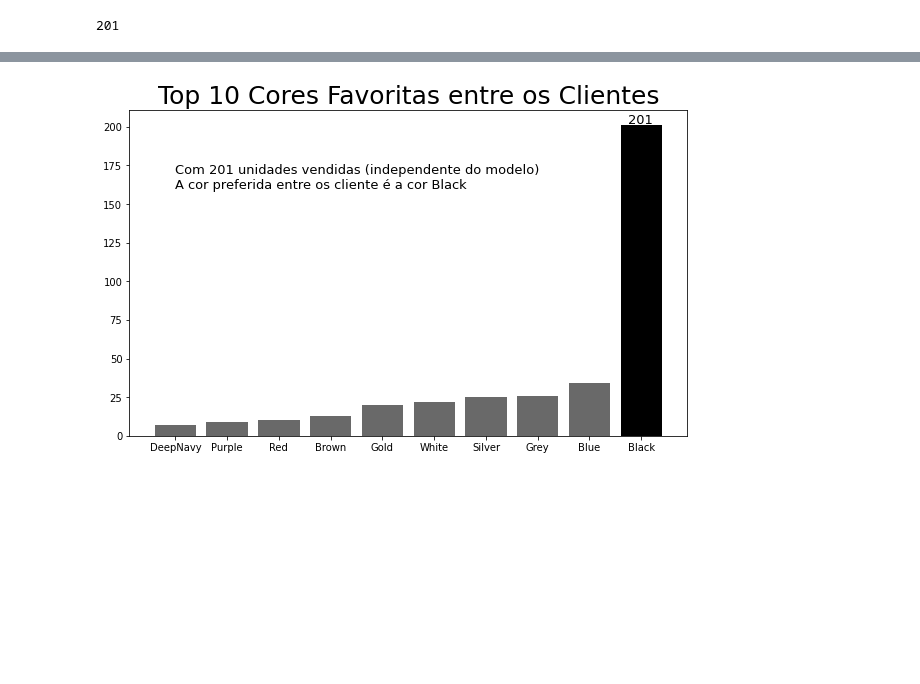
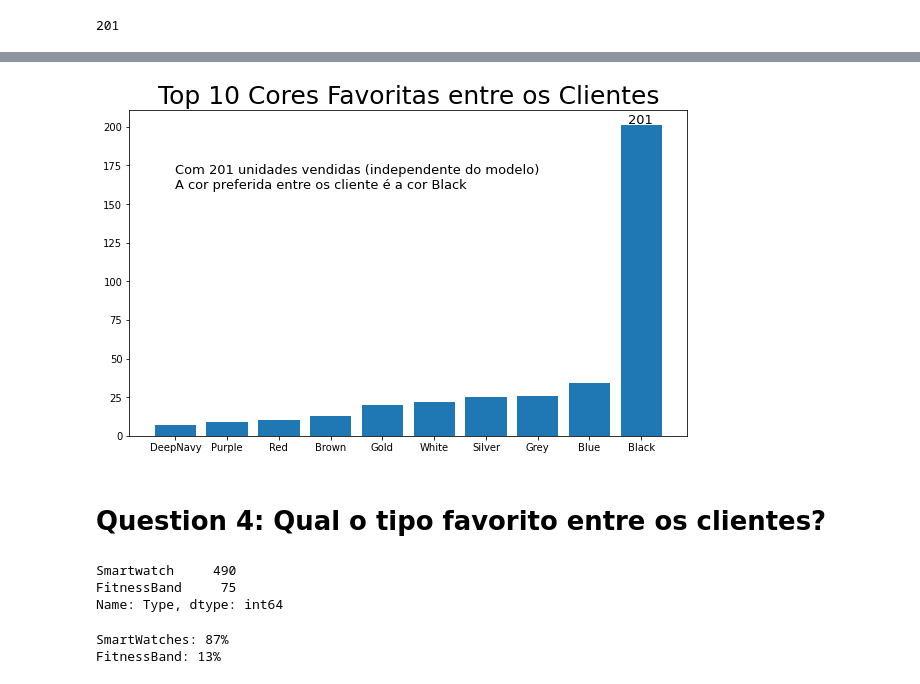
Before and after one commit to Faabry/Data_Analysis, a Jupyter notebook: Smartwatch.ipynb, the cells around one changed output, grey strips where cells are left out. Drawn from its saved outputs; the diff is of its cells as text; code cells hidden in the pictures; blank space fills up the shorter version.

```diff
--- a/Smartwatch.ipynb
+++ b/Smartwatch.ipynb
@@ -151,6 +242,7 @@ df["Rating (Out of 5)"].max()
 # %% [output]
 5.0
 # %%
-rating_5 = df.loc[df["Rating (Out of 5)"] == 5.0]
-rating_5["Device Type"].count()
+rating_5 = df.loc[df["Rating"] == 5.0, ["Brand", "Type", "Model", "Color", "Rating"]]
+rating_5 = pd.DataFrame(rating_5)
+rating_5
 # %% [output]
@@ -171,0 +261,2 @@ Name: Model Name, dtype: int64
+# %%
+rating_5["Amount"] = ""
@@ -180,6 +304,6 @@ rating_5.loc[rating_5["Model Name"] == "Neutra Hybrid"]
 # %%
-y = rating_5.groupby("Model Name").count()
-x = y["Device Type"]
+y = rating_5.groupby("Model").count()
+x = y["Type"]
 y = y.index
 # %% [markdown]
 * Organizando os valores de **x** e **y** para que sejam exibidos no gráfico em ordem decrescente.
@@ -223,7 +347,7 @@ favorite_color["Brand Name"].max()
 # %% [output]
 201
 # %%
-favorite_color = favorite_color["Brand Name"].sort_values()
+favorite_color = favorite_color["Brand"].sort_values()
 # %%
 top_10 = favorite_color[124::]
 top_10
@@ -250,15 +374,24 @@ data.sort()
 
 x, y = zip(*data)
 # %%
-max_value = max(enumerate(x), key=lambda x: x[1])[0]
-colors = ["#000000" if i == max_value else "#696969" for i in range(len(x))]
+# max_value = max(enumerate(x), key=lambda x: x[1])[0]
+# colors = ["#000000" if i == max_value else "#696969" for i in range(len(x))]
 
 plt.figure(figsize=(10, 6))
 plt.title("Top 10 Cores Favoritas entre os Clientes", size=(25))
-plt.bar(y, x, color=colors)
+plt.bar(y, x)
 plt.text(0, 160, "Com 201 unidades vendidas (independente do modelo)\n" +
          "A cor preferida entre os cliente é a cor Black", size=13)
 plt.text(8.75, 202, x[-1], size=13)
 plt.show()
 # %% [output]
-[figure, old version]
+[figure, new version]
+# %% [markdown]
+# **Question 4: Qual o tipo favorito entre os clientes?**
+# %%
+favorite_type = df["Type"].value_counts()
+favorite_type
+# %% [output]
+Smartwatch     490
+FitnessBand     75
+Name: Type, dtype: int64
@@ -264,0 +402,6 @@ plt.show()
+# %%
+print(f"SmartWatches: {first:.0f}%")
+print(f"FitnessBand: {second:.0f}%")
+# %% [output]
+SmartWatches: 87%
+FitnessBand: 13%
```
Also changed, not shown: parts of 57 cells of this notebook.
